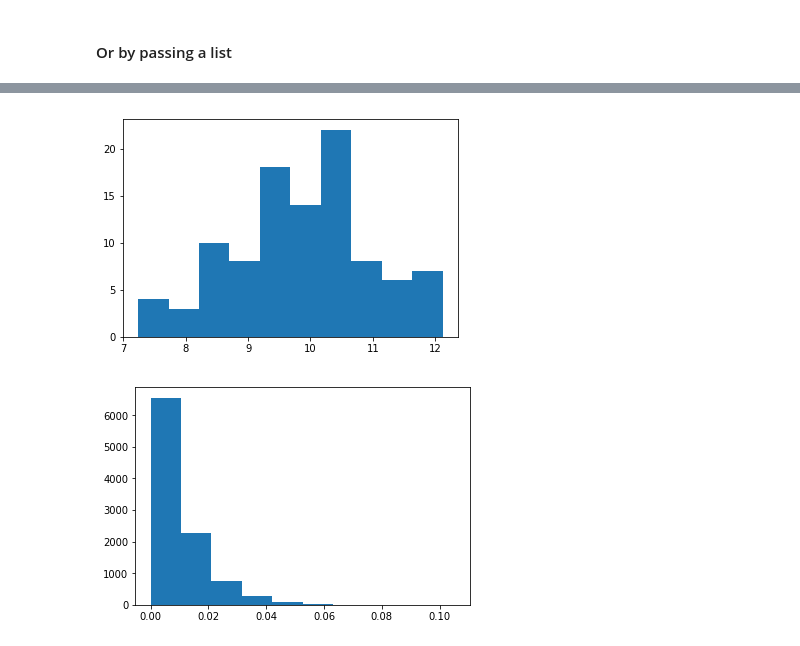
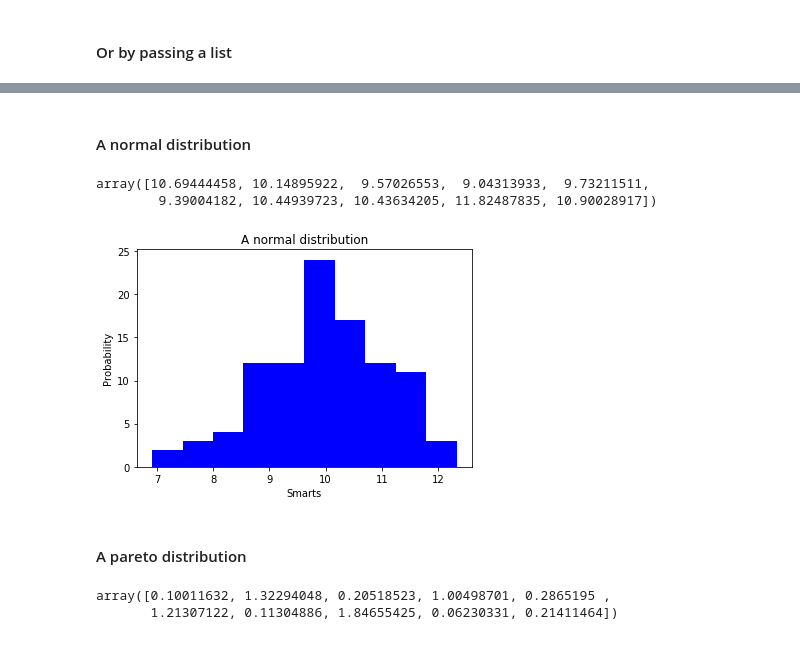
Before and after one commit to SimonMcLain/GMIT-Programming-for-Data-Analysis---Practicals, a Jupyter notebook: numpy-random.ipynb, the cells around one changed output, grey strips where cells are left out. Drawn from its saved outputs; the diff is of its cells as text; code cells hidden in the pictures.

```diff
--- a/numpy-random.ipynb
+++ b/numpy-random.ipynb
@@ -121,14 +131,22 @@ plt.show()
+# %% [markdown]
+#### A normal distribution
+# %%
+np.random.normal(loc=10, scale=1.0, size=10)
+# %% [output]
+array([10.69444458, 10.14895922,  9.57026553,  9.04313933,  9.73211511,
+        9.39004182, 10.44939723, 10.43634205, 11.82487835, 10.90028917])
 # %%
-# Explain this normal distribution - format axis and colour
-g = np.random.normal(loc=10, scale=1.0, size=100)
-plt.hist(g)
+plt.hist(np.random.normal(loc=10, scale=1.0, size=100), color='b')
+plt.xlabel('Smarts')
+plt.ylabel('Probability')
+plt.title("A normal distribution")
 plt.show()
 # %% [output]
-[figure, old version]
+[figure, new version]
-# %%
-# Explain this Pareto Distribution - format the axis
-h = np.random.pareto(100, size=10000)
-plt.hist(h)
-plt.show()
-# %% [output]
-[figure, removed]
+# %% [markdown]
+#### A pareto distribution
+# %%
+np.random.pareto(2, size=10)
+# %% [output]
+array([0.10011632, 1.32294048, 0.20518523, 1.00498701, 0.2865195 ,
+       1.21307122, 0.11304886, 1.84655425, 0.06230331, 0.21411464])
```
Also changed, not shown: parts of 28 cells of this notebook, 2 other files.
